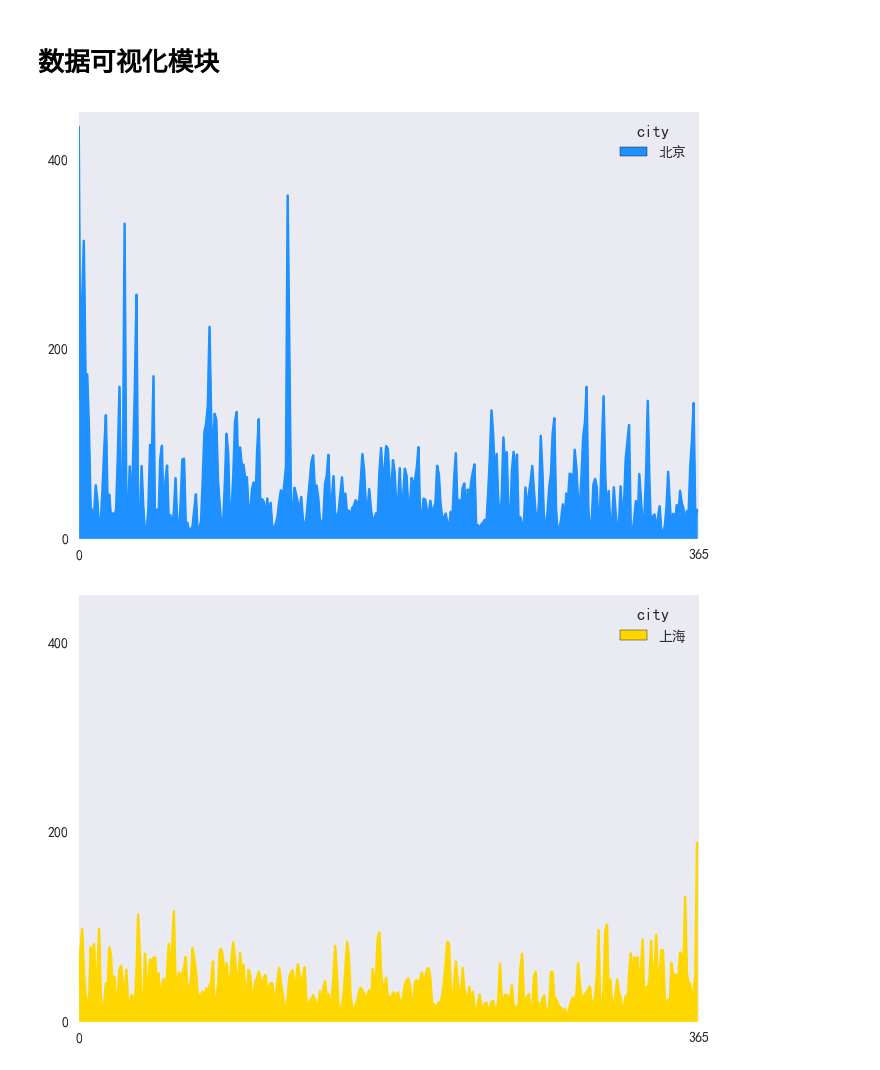
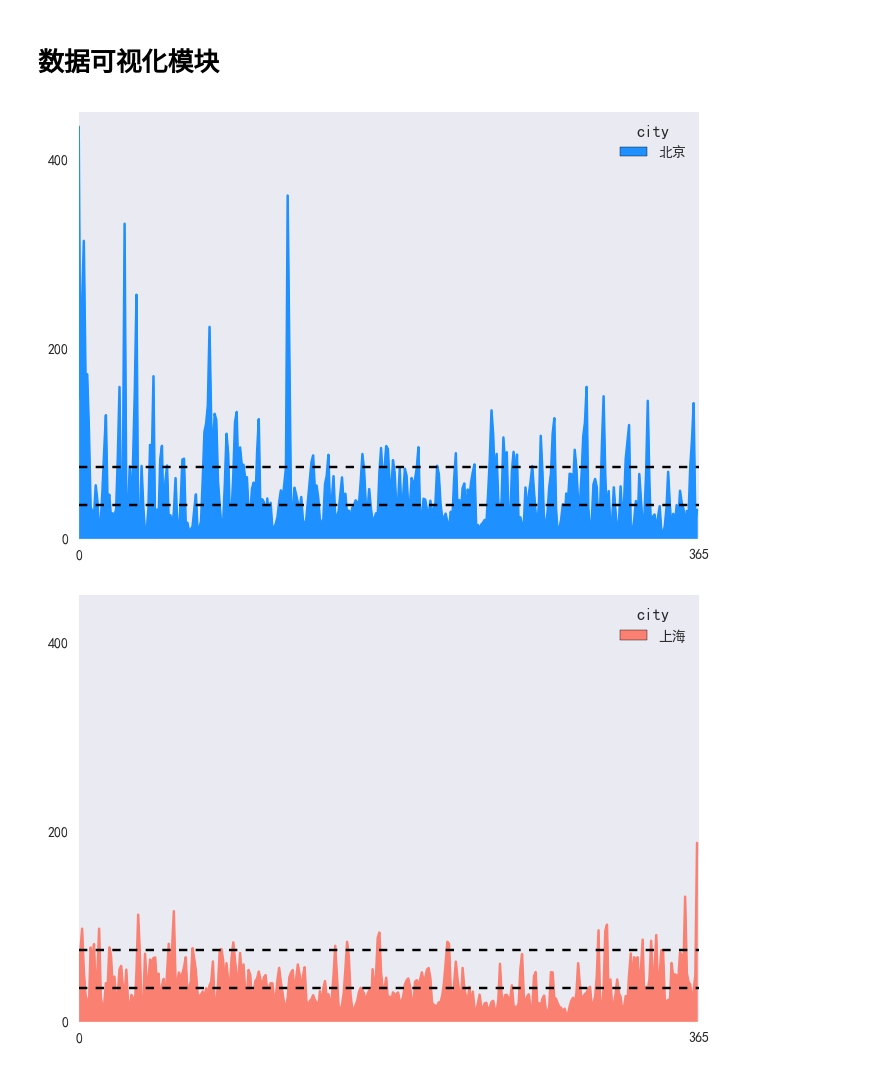
Before and after one commit to bowenli0416/AC-test, a Jupyter notebook: air_condition.ipynb, the cells around one changed output. Saved outputs shown, nothing was run; the diff lists cells and outputs as text; code cells hidden in the pictures.

```diff
--- a/air_condition.ipynb
+++ b/air_condition.ipynb
@@ -212,7 +212,8 @@ def site_stat( kind_of_stat,level_sel,):
 '''stat_month.to_csv('month_gb.csv',encoding = 'gb2312')
 stat_month.to_csv('month_gbk.csv',encoding = 'gbk')
 stat_month.to_csv('month_utf.csv',encoding = 'utf-8')'''
-data_for_drawing = city_stat('day')#这行语句用来绘制图像
+data_for_drawing_day = city_stat('day')#这行语句用来绘制图像
+data_for_drawing_year = city_stat('month')
 # %% [markdown]
 # 经推测，清洗后的数据中，每个月所有工作站都保证了正常工作
 # %%
@@ -244,28 +245,36 @@ stat_month.to_csv('month_utf.csv',encoding = 'utf-8')
 # %%
 plt.figure(1)
 ax = plt.subplot()
-data_for_drawing['北京'].iloc[:,[1]].plot(kind = 'area',ax = ax,color = '#1E90FF')
+data_for_drawing_day['北京'].iloc[:,[1]].plot(kind = 'area',ax = ax,color = '#1E90FF')
 plt.xlim([0,365]);plt.xticks([0,365]);plt.ylim([0,450]);plt.yticks([0,200,400])
+plt.axhline(35,ls = '--', color = 'black')
+plt.axhline(75,ls = '--', color = 'black')
 plt.grid('off')
 
 plt.figure(2)
 ax = plt.subplot()
-data_for_drawing['上海'].iloc[:,[1]].plot(kind = 'area',ax = ax,color =  '#FFD700')
+data_for_drawing_day['上海'].iloc[:,[1]].plot(kind = 'area',ax = ax,color =  '#FA8072')
 plt.xlim([0,365]);plt.xticks([0,365]);plt.ylim([0,450]);plt.yticks([0,200,400])
+plt.axhline(35,ls = '--', color = 'black')
+plt.axhline(75,ls = '--', color = 'black')
 plt.grid('off')
 
 plt.figure(3)
 ax = plt.subplot()
-data_for_drawing['广州'].iloc[:,[1]].plot(kind = 'area',ax = ax,color = '#BA55D3')
+data_for_drawing_day['广州'].iloc[:,[1]].plot(kind = 'area',ax = ax,color = '#BA55D3')
 plt.xlim([0,365]);plt.xticks([0,365]);plt.ylim([0,450]);plt.yticks([0,200,400])
+plt.axhline(35,ls = '--', color = 'black')
+plt.axhline(75,ls = '--', color = 'black')
 plt.grid('off')
 
 plt.figure(4)
 ax = plt.subplot()
-data_for_drawing['深圳'].iloc[:,[1]].plot(kind = 'area',ax = ax,color = '#FFC0CB')
+data_for_drawing_day['深圳'].iloc[:,[1]].plot(kind = 'area',ax = ax,color = '#FFC0CB')
 plt.xlim([0,365]);plt.xticks([0,365]);plt.ylim([0,450]);plt.yticks([0,200,400])
+plt.axhline(35,ls = '--', color = 'black')
+plt.axhline(75,ls = '--', color = 'black')
 plt.grid('off')
 plt.show()
 # %% [output]
-[figure, old version]
+[figure, new version]
-[figure, old version]
+[figure, new version]
```
Also changed, not shown: parts of 2 cells of this notebook.
